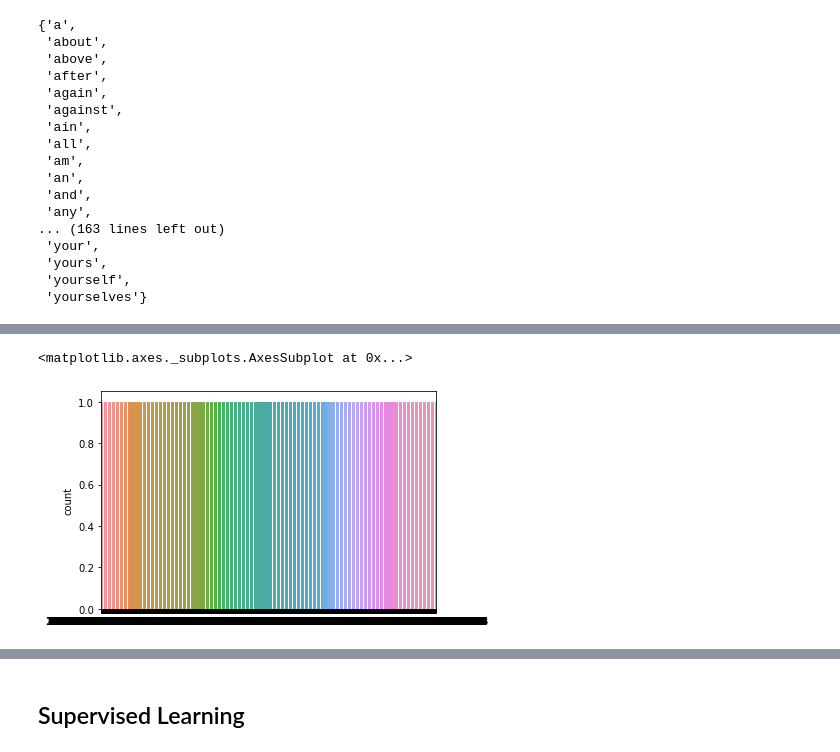
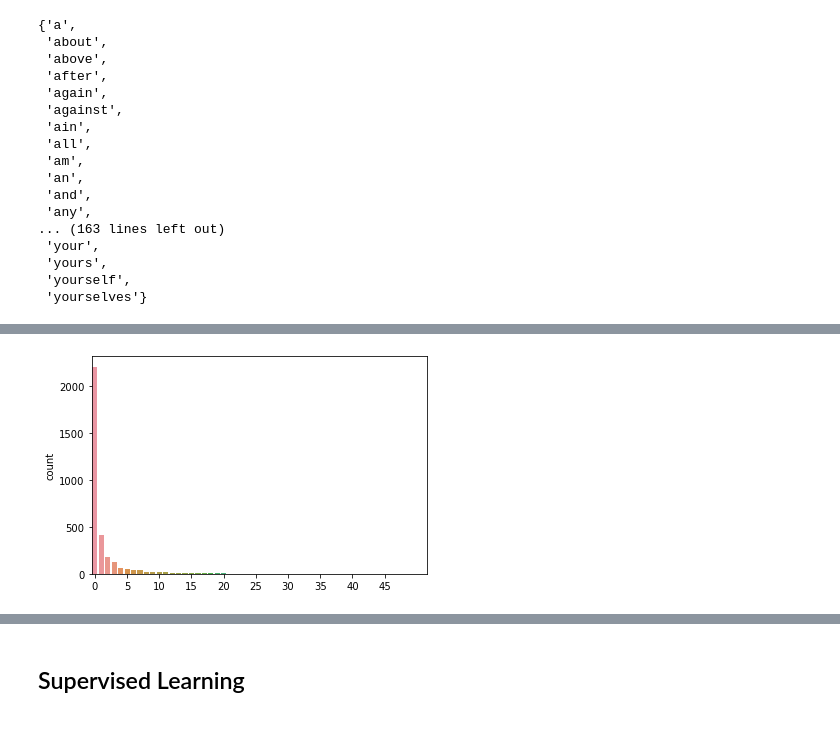
Before and after one commit to paulgrigas/IEOR-142-242-Python-Project, a Jupyter notebook: Lab 6/Lab6_teaching.ipynb, the cells around one changed output, grey strips where cells are left out. Cells and saved outputs as stored; diff of their text form; code cells hidden in the pictures.

```diff
--- a/Lab 6/Lab6_teaching.ipynb
+++ b/Lab 6/Lab6_teaching.ipynb
@@ -377,5 +345,9 @@ percentile = [100*i/cumfr[-1] for i in cumfr]
-# %%
-sns.countplot(percentile)
-# %% [output]
-<matplotlib.axes._subplots.AxesSubplot at 0x...>
-[figure, removed]
+# %%
+frequencies = dtm.sum().sort_values(ascending=False)
+
+ax = sns.countplot(frequencies)
+plt.xticks(np.arange(0, 50, step=5), np.arange(0, 50, step=5))
+# plt.hist(frequencies, bins=len(frequencies))
+plt.show()
+# %% [output]
+[figure, added]
```
Also changed, not shown: parts of 93 cells of this notebook.
